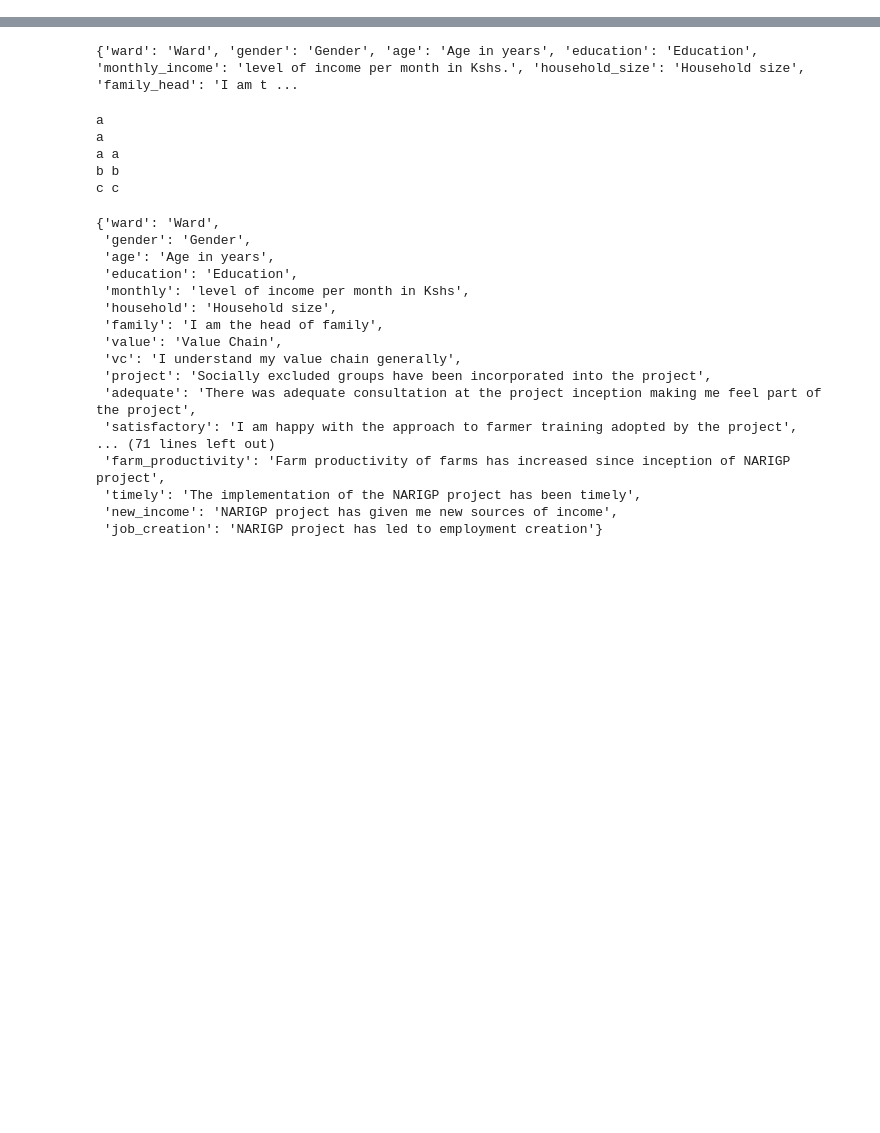
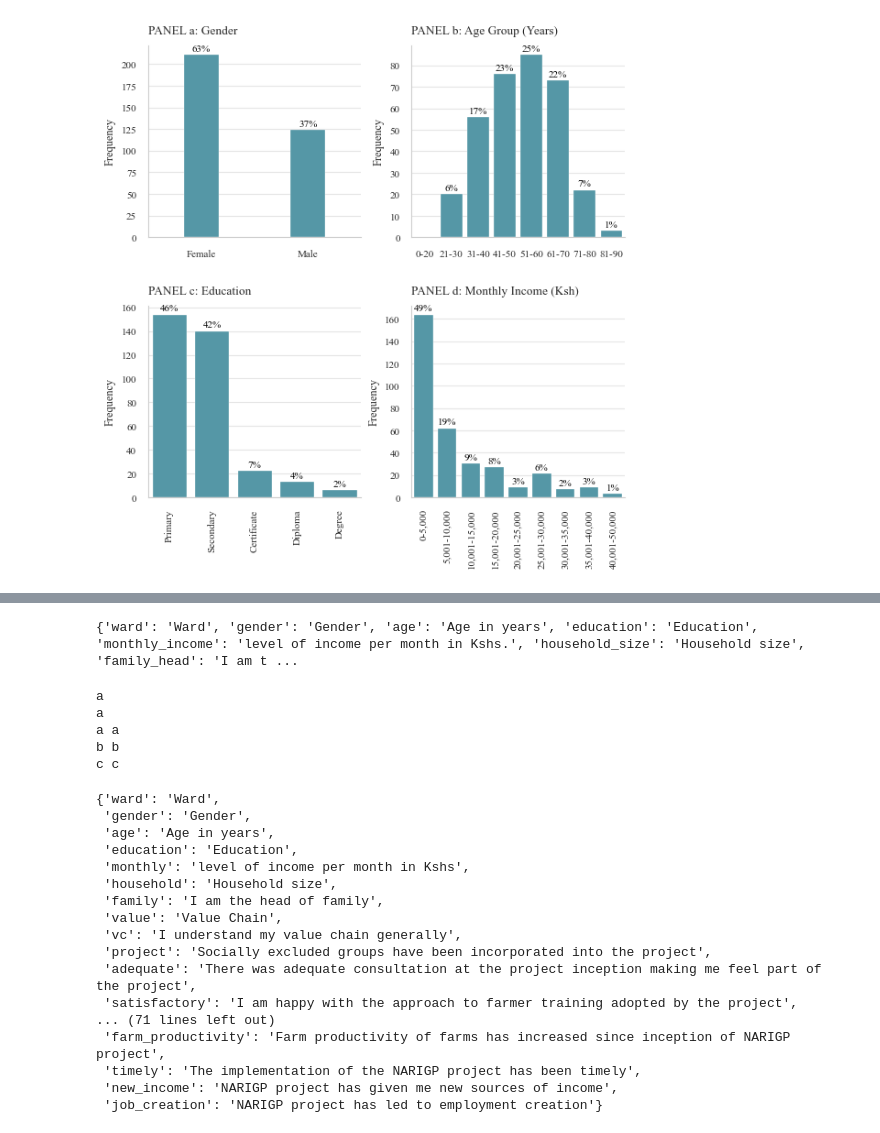
Before and after one commit to StephKisee/narigp-farmer-impact-study, a Jupyter notebook: notebook.ipynb, the cells around one changed output, grey strips where cells are left out. Cells and saved outputs as stored; diff of their text form; code cells hidden in the pictures; blank space fills up the shorter version.

```diff
--- a/notebook.ipynb
+++ b/notebook.ipynb
@@ -3,0 +279,93 @@ from src import *
+# %%
+display(narig_dfs['survey_df'][['age']].describe().T)
+
+# Create a new age column with the age groups
+narig_dfs['survey_df']['age_group'] = pd.cut(narig_dfs['survey_df']['age'], bins=[0, 20, 30, 40, 50, 60, 70, 80, 90], labels=['0-20', '21-30', '31-40', '41-50', '51-60', '61-70', '71-80', '81-90'])
+
+# Create a new income column with the income groups
+narig_dfs['survey_df']['income_group'] = pd.cut(narig_dfs['survey_df']['monthly_income'], bins=[0, 5000, 10000, 15000, 20000, 25000, 30000, 35000, 40000, 50000], labels=['0-5,000', '5,001-10,000', '10,001-15,000', '15,001-20,000', '20,001-25,000', '25,001-30,000', '30,001-35,000', '35,001-40,000', '40,001-50,000'])
+
+# Create a new vc_experience column with the vc_experience groups
+narig_dfs['survey_df']['vc_experience_binned'] = pd.cut(narig_dfs['survey_df']['vc_experience'], bins=[0, 5, 10, 15, 20, np.inf], labels=['0-5', '6-10', '11-15', '16-20', '21+'])
+
+# Plot age groups
+fig, ax = plt.subplots(2, 2, figsize=(5.75, 6), gridspec_kw={'hspace': 0.1})
+
+sns.countplot(data=narig_dfs['survey_df'], x='gender', width=0.33, ax=ax[0,0], color=palette[0])
+sns.countplot(data=narig_dfs['survey_df'], x='age_group', ax=ax[0,1], color=palette[0])
+sns.countplot(data=narig_dfs['survey_df'], x='education',
+              order=['Primary', 'Secondary', 'Certificate', 'Diploma', 'Degree'], ax=ax[1,0], color=palette[0])
+sns.countplot(data=narig_dfs['survey_df'], x='income_group', ax=ax[1,1], color=palette[0])
+
+# Annotate the plots with percentages
+for i in range(2):
+    for j in range(2):
+        for p in ax[i,j].patches:
+            ax[i,j].annotate(f"{p.get_height() / narig_dfs['survey_df'].shape[0] * 100:.0f}%", (p.get_x() + p.get_width() / 2., p.get_height()), ha='center', va='center', fontsize=8, color='black', xytext=(0, 5), textcoords='offset points')
+
+ax[0,0].set_title('PANEL a: Gender', y=1.02, loc='left')
+ax[0,1].set_title('PANEL b: Age Group (Years)', y=1.02, loc='left')
+ax[1,0].set_title('PANEL c: Education', y=1.02, loc='left')
+ax[1,1].set_title('PANEL d: Monthly Income (Ksh)', y=1.02, loc='left')
+
+ax[0,0].set_xlabel('')
+ax[0,1].set_xlabel('')
+ax[1,0].set_xlabel('')
+ax[1,1].set_xlabel('')
+ax[0,0].set_ylabel('Frequency')
+ax[0,1].set_ylabel('Frequency')
+ax[1,0].set_ylabel('Frequency')
+ax[1,1].set_ylabel('Frequency')
+
+# ax[0].set_title('Gender', y=1.02, loc='left')
+# ax[1].set_title('Age Group', y=1.02, loc='left')
+# ax[2].set_title('Education', y=1.02, loc='left')
+#
+# ax[0].set_xlabel('')
+# ax[1].set_xlabel('')
+# ax[2].set_xlabel('')
+#
+# ax[0].set_ylabel('Count')
+# ax[1].set_ylabel('')
+# ax[2].set_ylabel('')
+
+ax[1,0].set_xticklabels(ax[1,0].get_xticklabels(), rotation=90)
+ax[1,1].set_xticklabels(ax[1,1].get_xticklabels(), rotation=90)
+
+sns.despine()
+plt.show()
+
+fig, ax = plt.subplots(2, 2, figsize=(5.75, 6), gridspec_kw={'hspace': 0.1})
+
+sns.countplot(data=narig_dfs['survey_df'], x='household_size', ax=ax[0,0], color=palette[0])
+sns.countplot(data=narig_dfs['survey_df'], x='family_head', width=0.33, ax=ax[0,1], color=palette[0])
+sns.countplot(data=narig_dfs['survey_df'], x='value_chain',
+              order=['Tomato', 'Green gram', 'Mango', 'Indigenous chicken'], ax=ax[1,0], color=palette[0])
+sns.countplot(data=narig_dfs['survey_df'], x='vc_experience_binned', ax=ax[1,1], color=palette[0])
+
+# Annotate the plots with percentages
+for i in range(2):
+    for j in range(2):
+        for p in ax[i,j].patches:
+            ax[i,j].annotate(f"{p.get_height() / narig_dfs['survey_df'].shape[0] * 100:.0f}%", (p.get_x() + p.get_width() / 2., p.get_height()), ha='center', va='center', fontsize=8, color='black', xytext=(0, 5), textcoords='offset points')
+
+ax[0,0].set_title('PANEL a: Household Size', y=1.02, loc='left')
+ax[0,1].set_title('PANEL b: Family Head', y=1.02, loc='left')
+ax[1,0].set_title('PANEL c: Value Chain', y=1.02, loc='left')
+ax[1,1].set_title('PANEL d: Value Chain Experience (Years)', y=1.02, loc='left')
+
+ax[0,0].set_xlabel('')
+ax[0,1].set_xlabel('')
+ax[1,0].set_xlabel('')
+ax[1,1].set_xlabel('')
+ax[0,0].set_ylabel('Frequency')
+ax[0,1].set_ylabel('Frequency')
+ax[1,0].set_ylabel('Frequency')
+ax[1,1].set_ylabel('Frequency')
+
+
+ax[1,0].set_xticklabels(ax[1,0].get_xticklabels(), rotation=90)
+
+sns.despine()
+plt.show()
+# %% [output]
@@ -3,0 +374 @@ from src import *
+[figure, added]
```
Also changed, not shown: parts of 28 cells of this notebook, 3 other files.
